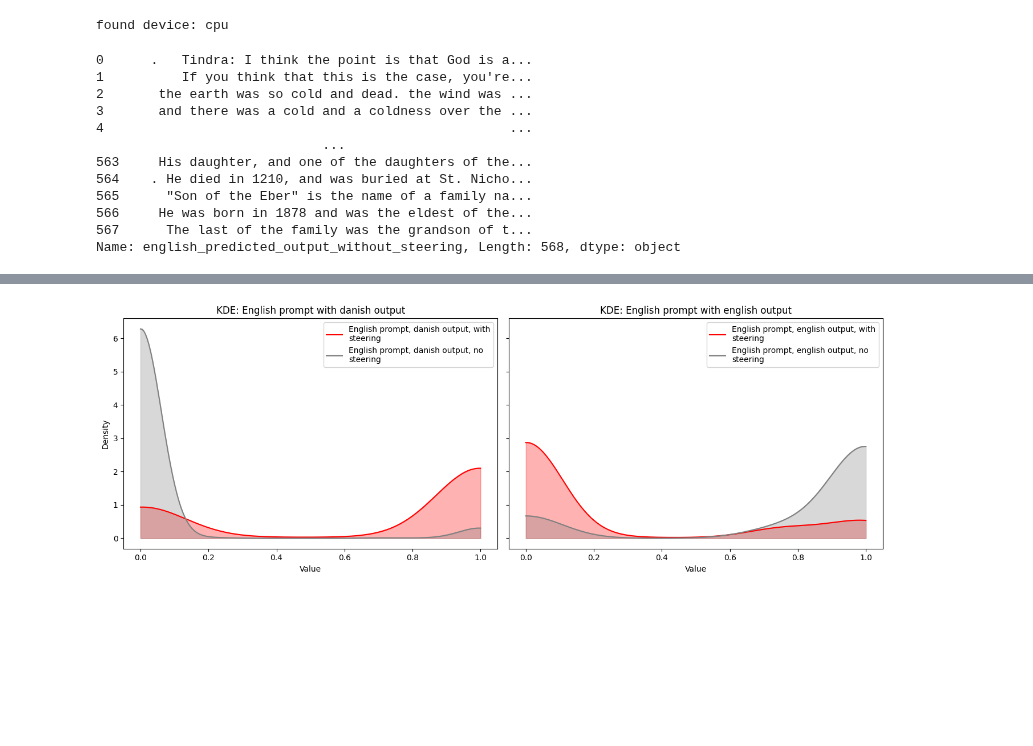
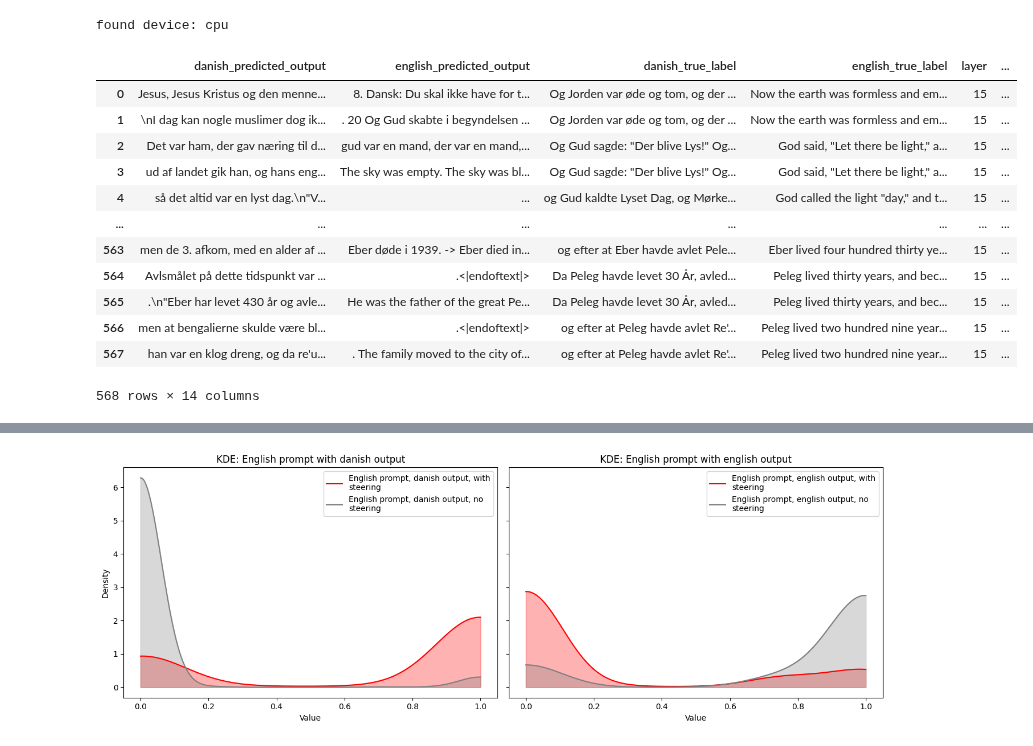
Before and after one commit to MartinKirkegaardDK/KDS_MI, a Jupyter notebook: marki.ipynb, the cells around one changed output, grey strips where cells are left out. Saved outputs shown, nothing was run; the diff lists cells and outputs as text; code cells hidden in the pictures; blank space fills up the shorter version.

```diff
--- a/marki.ipynb
+++ b/marki.ipynb
@@ -29,17 +29,18 @@ df = pd.read_csv("results/data/steering_data_bible/bible_data_combined.csv")
 df = df[(df.layer == 15) & (df.lambda_amount == 5)]
 #temp =pd.read_csv("rresults/data/steering_data_bible/combined_english_without_steering.csv")
 # %%
-df.english_predicted_output_without_steering
+df
 # %% [output]
+|  | danish_predicted_output | english_predicted_output | danish_true_label | english_true_label | layer | ... |
+| 0 | Jesus, Jesus Kristus og den menne... | 8. Dansk: Du skal ikke have for t... | Og Jorden var øde og tom, og der ... | Now the earth was formless and em... | 15 | ... |
+| 1 | \nI dag kan nogle muslimer dog ik... | . 20 Og Gud skabte i begyndelsen ... | Og Jorden var øde og tom, og der ... | Now the earth was formless and em... | 15 | ... |
+| 2 | Det var ham, der gav næring til d... | gud var en mand, der var en mand,... | Og Gud sagde: "Der blive Lys!" Og... | God said, "Let there be light," a... | 15 | ... |
+| 3 | ud af landet gik han, og hans eng... | The sky was empty. The sky was bl... | Og Gud sagde: "Der blive Lys!" Og... | God said, "Let there be light," a... | 15 | ... |
+| 4 | så det altid var en lyst dag.\n"V... | ... | og Gud kaldte Lyset Dag, og Mørke... | God called the light "day," and t... | 15 | ... |
+| ... | ... | ... | ... | ... | ... | ... |
+| 563 | men de 3. afkom, med en alder af ... | Eber døde i 1939. -> Eber died in... | og efter at Eber havde avlet Pele... | Eber lived four hundred thirty ye... | 15 | ... |
+| 564 | Avlsmålet på dette tidspunkt var ... | .<|endoftext|> | Da Peleg havde levet 30 År, avled... | Peleg lived thirty years, and bec... | 15 | ... |
+| 565 | .\n"Eber har levet 430 år og avle... | He was the father of the great Pe... | Da Peleg havde levet 30 År, avled... | Peleg lived thirty years, and bec... | 15 | ... |
+| 566 | men at bengalierne skulde være bl... | .<|endoftext|> | og efter at Peleg havde avlet Re'... | Peleg lived two hundred nine year... | 15 | ... |
+| 567 | han var en klog dreng, og da re'u... | . The family moved to the city of... | og efter at Peleg havde avlet Re'... | Peleg lived two hundred nine year... | 15 | ... |
-0      .   Tindra: I think the point is that God is a...
-1          If you think that this is the case, you're...
-2       the earth was so cold and dead. the wind was ...
-3       and there was a cold and a coldness over the ...
-4                                                    ...
-                             ...
-563     His daughter, and one of the daughters of the...
-564    . He died in 1210, and was buried at St. Nicho...
-565      "Son of the Eber" is the name of a family na...
-566     He was born in 1878 and was the eldest of the...
-567      The last of the family was the grandson of t...
-Name: english_predicted_output_without_steering, Length: 568, dtype: object
+568 rows × 14 columns
```
Also changed, not shown: parts of 19 cells of this notebook.
